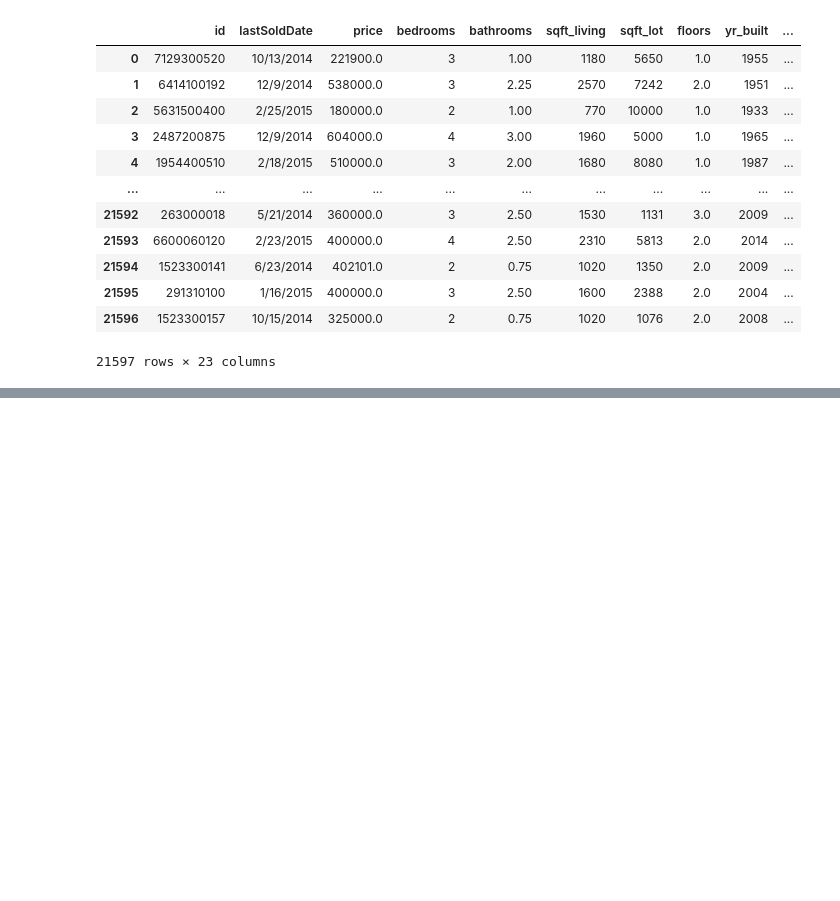
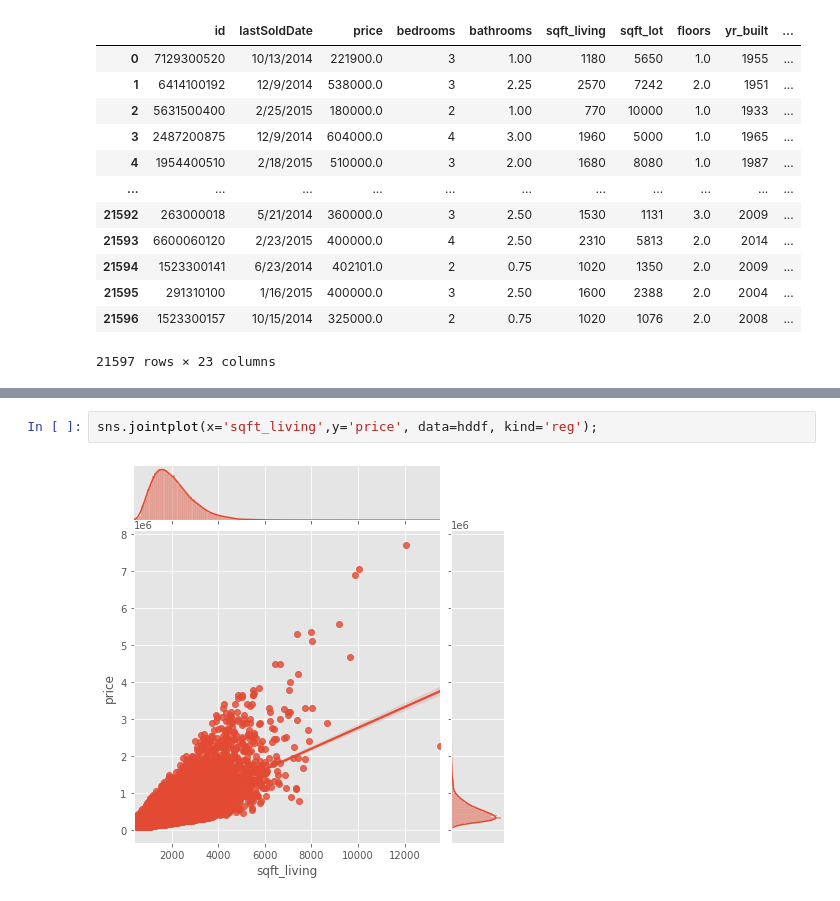
Before and after one commit to SunTzuLombardi/HomeRegression, a Jupyter notebook: HomeRegression.ipynb, the cells around one changed output, grey strips where cells are left out. Cells and saved outputs as stored; diff of their text form; blank space fills up the shorter version.

```diff
--- a/HomeRegression.ipynb
+++ b/HomeRegression.ipynb
@@ -431,0 +459,4 @@ hddf
+# %%
+sns.jointplot(x='sqft_living',y='price', data=hddf, kind='reg');
+# %% [output]
+[figure, added]
```
Also changed, not shown: parts of 16 cells of this notebook.
